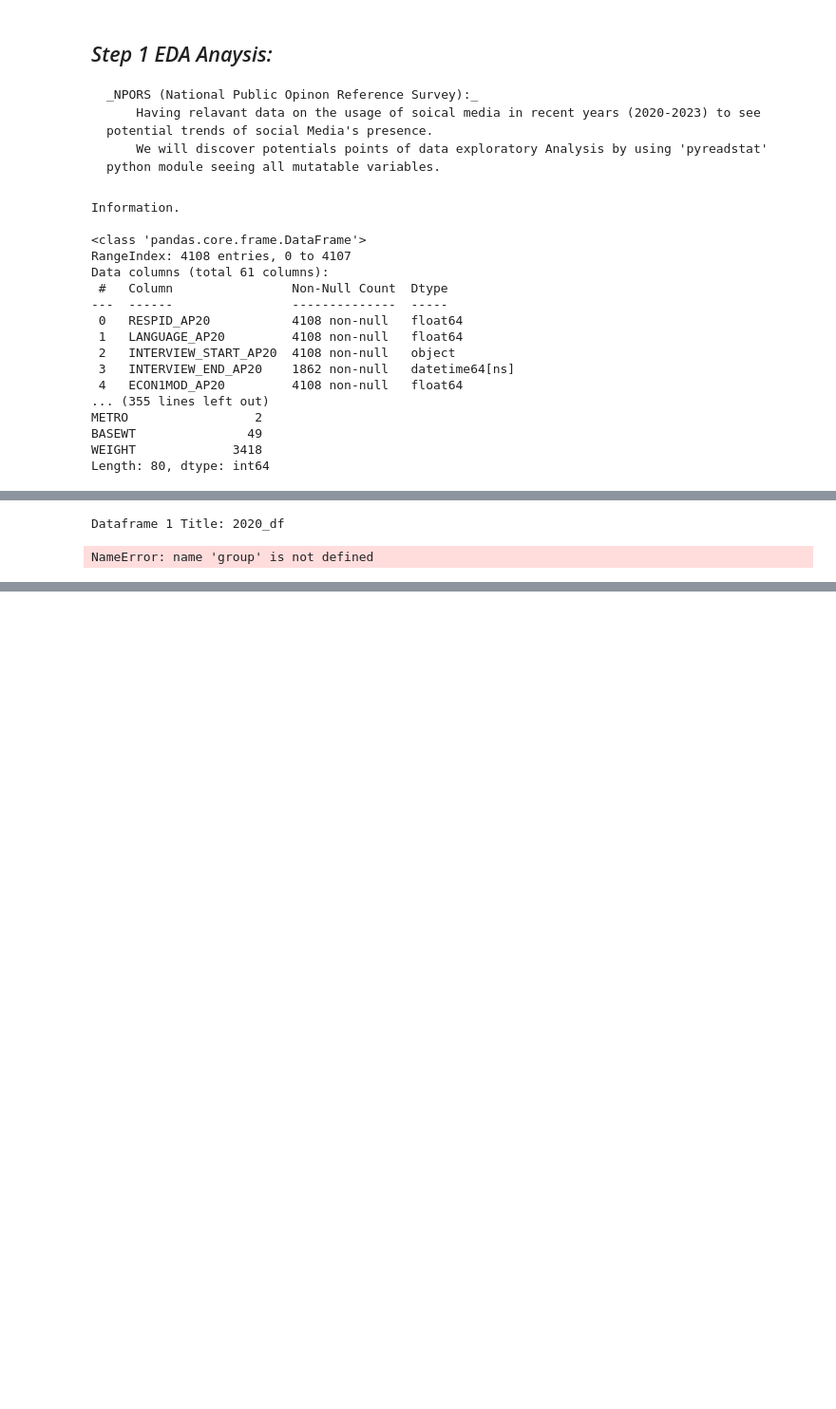
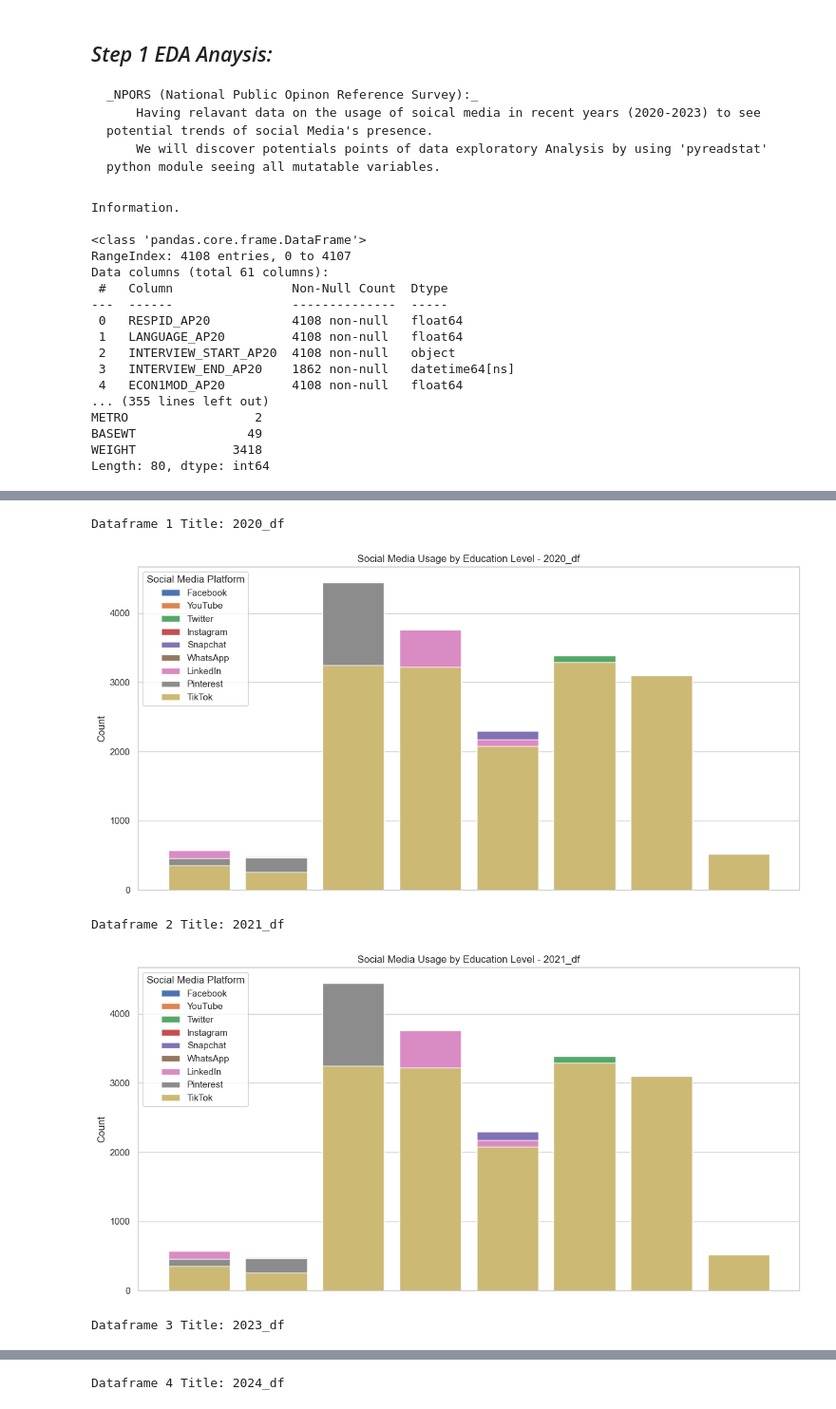
Before and after one commit to uic-cs418/group-project-tweetbots, a Jupyter notebook: ProgressReport.ipynb, the cells around one changed output, grey strips where cells are left out. Shown: that part at 95% size. Saved outputs shown, nothing was run; the diff lists cells and outputs as text; code cells hidden in the pictures; blank space fills up the shorter version.

```diff
--- a/ProgressReport.ipynb
+++ b/ProgressReport.ipynb
@@ -109,7 +104,7 @@ We can filter this data by age group using the 'EDUC_ACS' and 'GENDER' column th
 # %%
 
 combined_df = pd.DataFrame()
-names = ["2020_df", "2021_df", "2023_df","2024_df"]
+names = ["2020_df", "2021_df", "2023_df", "2024_df"]
 for idx, df in enumerate(NPORS_df):
     df.name = names[idx]
 
@@ -125,44 +120,45 @@ mapping_socialmedia = {
     'SMUSE_i': 'TikTok'
 }
 
-mapping_education = ['N/A SCHOOL', ' > 11',  '= 12 ', 'College Credit', 'AS', 'BS','MS', 'Refused']
 
-
-# Loop through each dataframe in NPORS_df
 for idx, df in enumerate(NPORS_df):
     # Print out the title of the dataframe
     print(f"Dataframe {idx + 1} Title: {df.name if hasattr(df, 'name') else 'Unnamed'}")
 
-    # Create groups based on 'EDUCATION' combined with 'GENDER'
     if 'EDUCATION' in df:
+        groups = df.groupby(['EDUCATION'])
         group_label = 'EDUCATION'
     elif 'EDUC_ACS' in df:
-         group_label = 'EDUC_ACS'
+        groups = df.groupby(['EDUC_ACS'])
+        group_label = 'EDUC_ACS'
     else:
         pass
 
     social_media_data = {social_media: [] for social_media in mapping_socialmedia.values()}
     legend_labels = []
 
     for group_name, group_df in groups:
-        selected_data = group_df[[ 'SMUSE_a', 'SMUSE_b', 'SMUSE_c', 'SMUSE_d', 'SMUSE_e', 'SMUSE_f', 'SMUSE_g', 'SMUSE_h', 'SMUSE_i']]
+        selected_data = group_df[['SMUSE_a', 'SMUSE_b', 'SMUSE_c', 'SMUSE_d', 'SMUSE_e', 'SMUSE_f', 'SMUSE_g', 'SMUSE_h', 'SMUSE_i']]
         selected_data = selected_data.rename(columns=mapping_socialmedia)
         social_media_counts = selected_data.sum()
         for social_media, count in social_media_counts.items():
             social_media_data[social_media].append(count)
 
+
     social_media_df = pd.DataFrame(social_media_data)
     plt.figure(figsize=(12, 6))
-
 
     for social_media in social_media_df.columns:
         plt.bar(social_media_df.index, social_media_df[social_media], label=social_media)
     plt.legend(title='Social Media Platform')
     plt.title(f'Social Media Usage by Education Level - {df.name if hasattr(df, "name") else "Unnamed"}')
     plt.ylabel('Count')
     plt.xticks(range(len(legend_labels)), legend_labels, rotation=45)
     plt.tight_layout()
     plt.show()
 # %% [output]
 Dataframe 1 Title: 2020_df
+[figure, added]
-NameError: name 'group' is not defined
+Dataframe 2 Title: 2021_df
+[figure, added]
+Dataframe 3 Title: 2023_df
@@ -168,0 +166 @@ NameError: name 'group' is not defined
+Dataframe 4 Title: 2024_df
```
Also changed, not shown: parts of 3 cells of this notebook, 4 other files.
